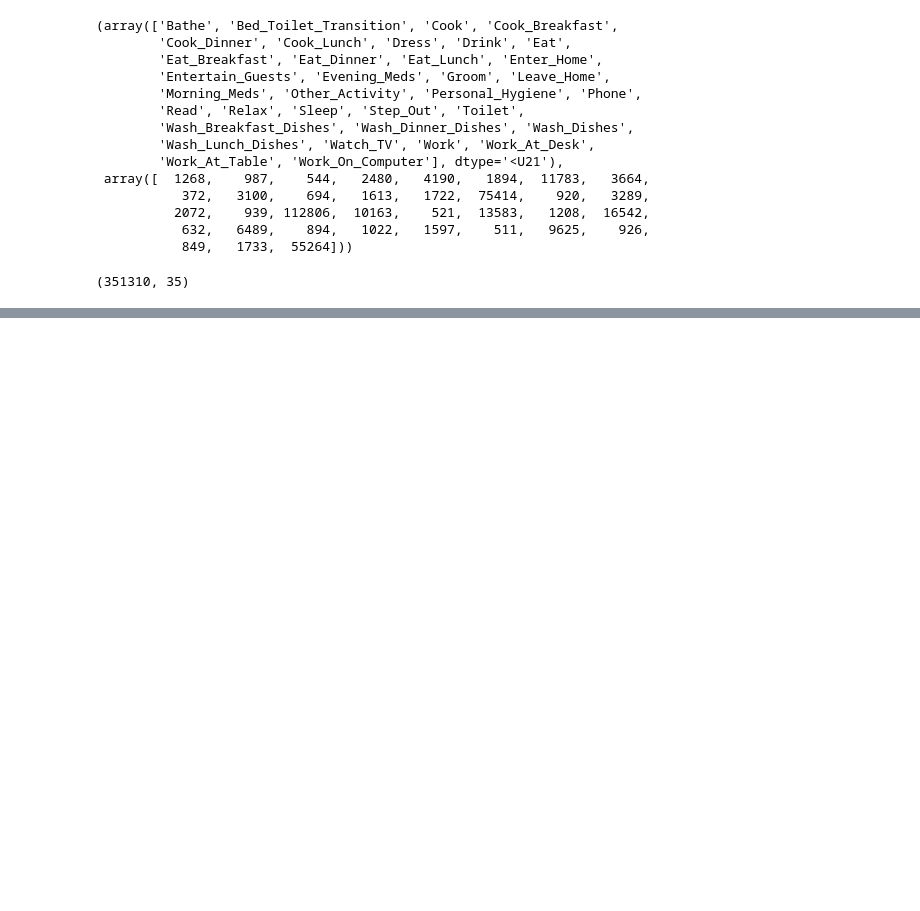
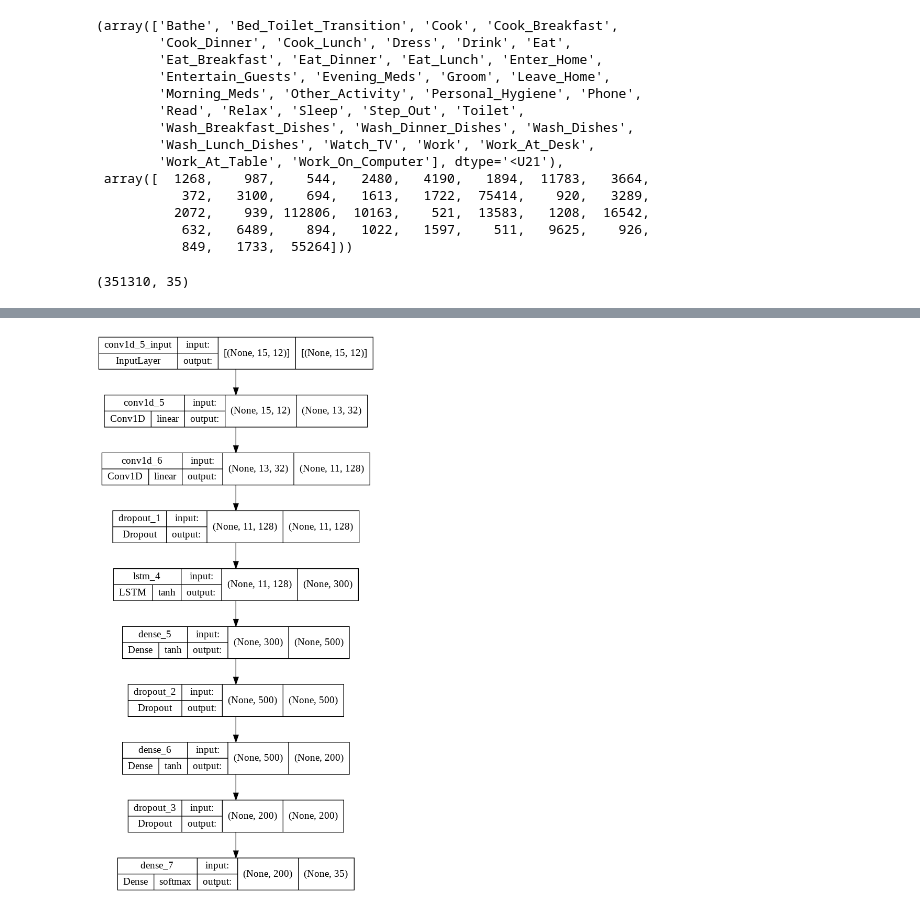
Before and after one commit to ashkanb77/Activity-Recognition, a Jupyter notebook: Activity_Recognition.ipynb, the cells around one changed output, grey strips where cells are left out. Cells and saved outputs as stored; diff of their text form; code cells hidden in the pictures; blank space fills up the shorter version.

```diff
--- a/Activity_Recognition.ipynb
+++ b/Activity_Recognition.ipynb
@@ -267,14 +310,19 @@ Epoch 20/20
 # %%
 model2 = Sequential([
-                    Conv1D(32, 3, input_shape=(15, 10), ),
-                    Conv1D(64, 3),
+                    Conv1D(32, 3, input_shape=(X_train.shape[1:])),
                     Conv1D(128, 3),
-                    Conv1D(256, 3),
-                    LSTM(500  ),
-                    Dense(2000, 'tanh'),
-                    Dense(1000, 'tanh'),
+                    Dropout(0.2),
+                    LSTM(300  ),
+                    Dense(500, 'tanh'),
+                    Dropout(0.2),
+                    Dense(200, 'tanh'),
+                    Dropout(0.2),
                     Dense(35, 'softmax' )
 ])
+# %%
+plot_model(model2, show_shapes=True, show_layer_activations=True)
+# %% [output]
+[figure, added]
 # %%
 model2.summary()
 # %% [output]
```
Also changed, not shown: parts of 44 cells of this notebook.
